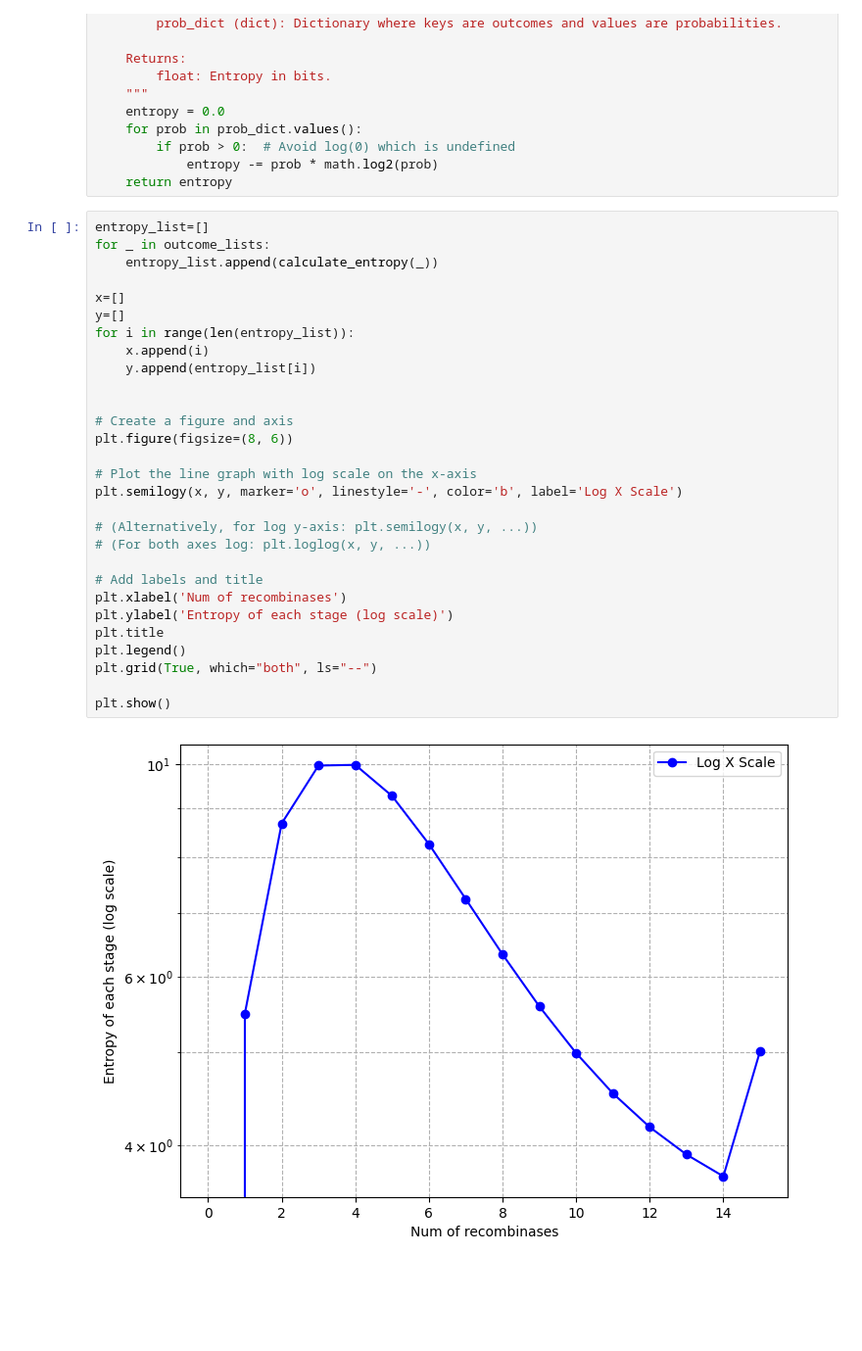
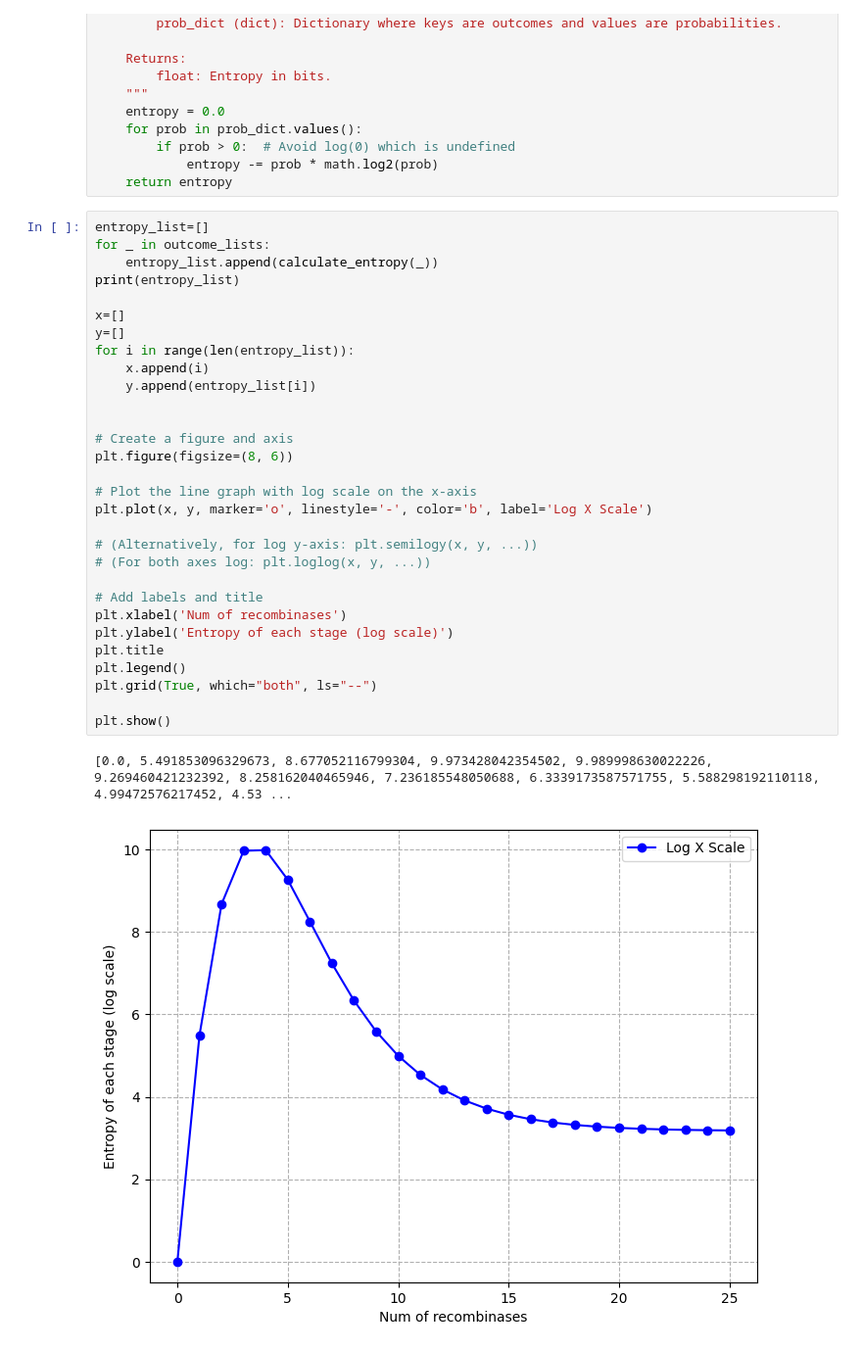
Before and after one commit to ThomasPanYongling/DNA-Recombinase, a Jupyter notebook: Polylox barcoding-absolute counting.ipynb, the cells around one changed output. Shown: that part at 98% size. Cells and saved outputs as stored; diff of their text form; blank space fills up the shorter version.

Commit message:
entropy converges

```diff
--- a/Polylox barcoding-absolute counting.ipynb
+++ b/Polylox barcoding-absolute counting.ipynb
@@ -196,31 +195,33 @@ def calculate_entropy(prob_dict):
 # %%
 entropy_list=[]
 for _ in outcome_lists:
     entropy_list.append(calculate_entropy(_))
+print(entropy_list)
 
 x=[]
 y=[]
 for i in range(len(entropy_list)):
     x.append(i)
     y.append(entropy_list[i])
 
 
 # Create a figure and axis
 plt.figure(figsize=(8, 6))
 
 # Plot the line graph with log scale on the x-axis
-plt.semilogy(x, y, marker='o', linestyle='-', color='b', label='Log X Scale')
+plt.plot(x, y, marker='o', linestyle='-', color='b', label='Log X Scale')
 
 # (Alternatively, for log y-axis: plt.semilogy(x, y, ...))
 # (For both axes log: plt.loglog(x, y, ...))
 
 # Add labels and title
 plt.xlabel('Num of recombinases')
 plt.ylabel('Entropy of each stage (log scale)')
 plt.title
 plt.legend()
 plt.grid(True, which="both", ls="--")
 
 plt.show()
 # %% [output]
+[0.0, 5.491853096329673, 8.677052116799304, 9.973428042354502, 9.989998630022226, 9.269460421232392, 8.258162040465946, 7.236185548050688, 6.3339173587571755, 5.588298192110118, 4.99472576217452, 4.53 ...
-[figure, old version]
+[figure, new version]
```
Also changed, not shown: parts of 3 cells of this notebook, 1 other file.
